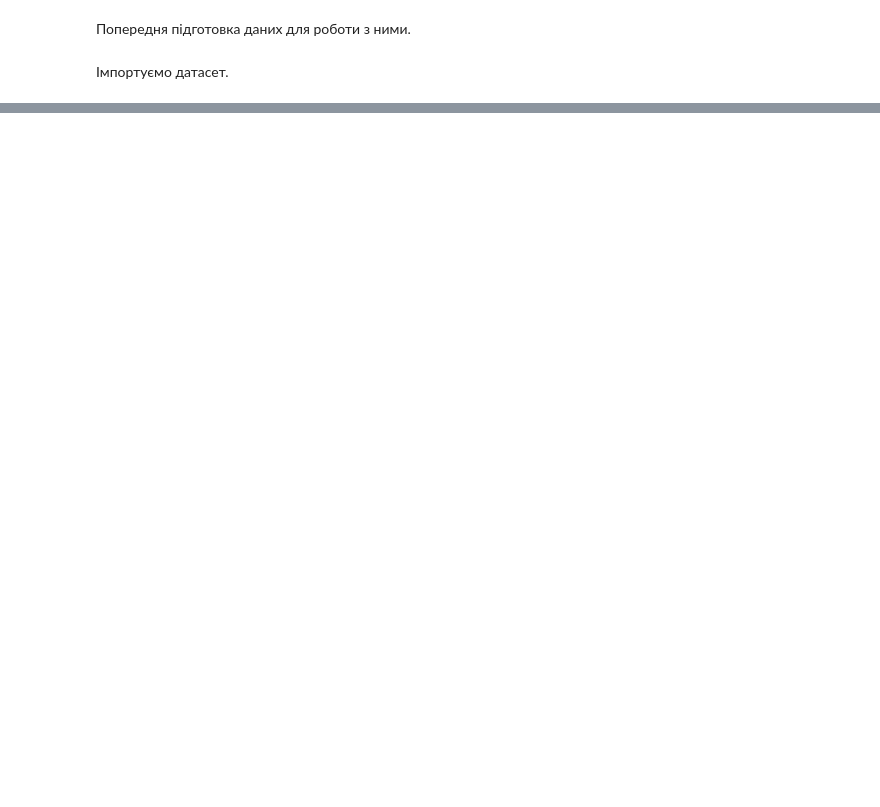
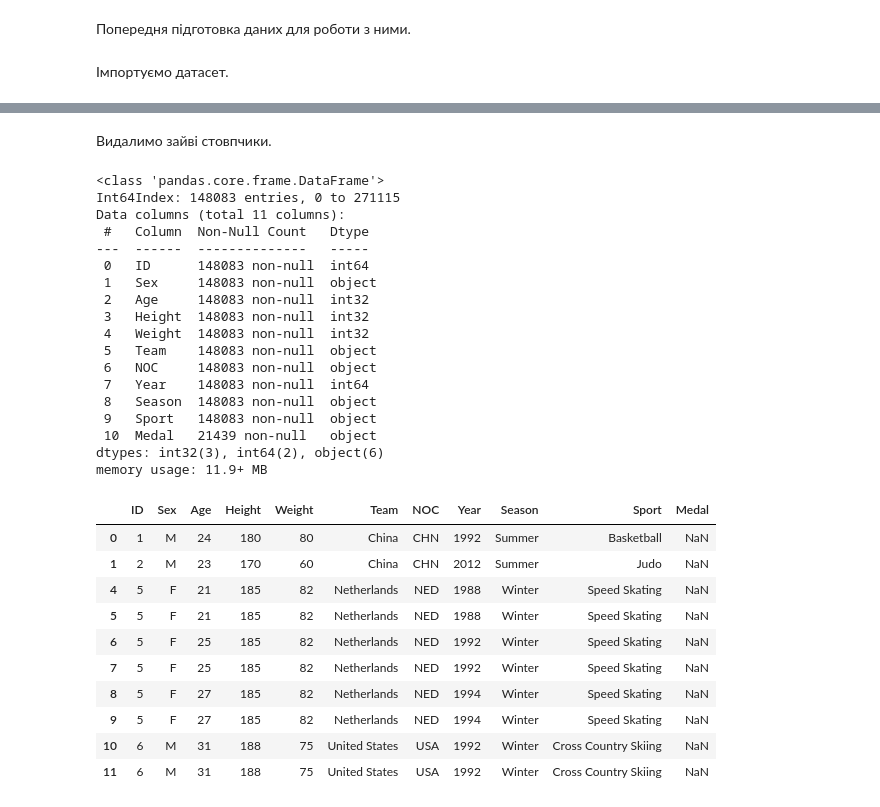
Before and after one commit to ErnestoFolting/courseWorkOlympicAnalysis, a Jupyter notebook: dataPreprocessing.ipynb, the cells around one changed output, grey strips where cells are left out. Saved outputs shown, nothing was run; the diff lists cells and outputs as text; code cells hidden in the pictures; blank space fills up the shorter version.

Commit message:
Add some data processing

```diff
--- a/dataPreprocessing.ipynb
+++ b/dataPreprocessing.ipynb
@@ -43,0 +46,49 @@ memory usage: 31.0+ MB
+# %% [markdown]
+Видалимо зайві стовпчики.
+# %%
+dataset = dataset.drop("Games", axis = 1)
+dataset = dataset.drop("City", axis = 1)
+dataset = dataset.drop("Event", axis = 1)
+dataset = dataset.drop("Name", axis = 1)
+
+dataset = dataset[~dataset['Age'].isnull()]
+dataset = dataset[~dataset['Height'].isnull()]
+dataset = dataset[~dataset['Weight'].isnull()]
+def toInt(dataset,columnName):
+    dataset[columnName] = dataset[columnName].astype(int)
+
+toInt(dataset,'Age')
+toInt(dataset,'Height')
+toInt(dataset,'Weight')
+dataset.info()
+dataset.head(10)
+# %% [output]
+<class 'pandas.core.frame.DataFrame'>
+Int64Index: 148083 entries, 0 to 271115
+Data columns (total 11 columns):
+ #   Column  Non-Null Count   Dtype
+---  ------  --------------   -----
+ 0   ID      148083 non-null  int64
+ 1   Sex     148083 non-null  object
+ 2   Age     148083 non-null  int32
+ 3   Height  148083 non-null  int32
+ 4   Weight  148083 non-null  int32
+ 5   Team    148083 non-null  object
+ 6   NOC     148083 non-null  object
+ 7   Year    148083 non-null  int64
+ 8   Season  148083 non-null  object
+ 9   Sport   148083 non-null  object
+ 10  Medal   21439 non-null   object
+dtypes: int32(3), int64(2), object(6)
+memory usage: 11.9+ MB
+|  | ID | Sex | Age | Height | Weight | Team | NOC | Year | Season | Sport | Medal |
+| 0 | 1 | M | 24 | 180 | 80 | China | CHN | 1992 | Summer | Basketball | NaN |
+| 1 | 2 | M | 23 | 170 | 60 | China | CHN | 2012 | Summer | Judo | NaN |
+| 4 | 5 | F | 21 | 185 | 82 | Netherlands | NED | 1988 | Winter | Speed Skating | NaN |
+| 5 | 5 | F | 21 | 185 | 82 | Netherlands | NED | 1988 | Winter | Speed Skating | NaN |
+| 6 | 5 | F | 25 | 185 | 82 | Netherlands | NED | 1992 | Winter | Speed Skating | NaN |
+| 7 | 5 | F | 25 | 185 | 82 | Netherlands | NED | 1992 | Winter | Speed Skating | NaN |
+| 8 | 5 | F | 27 | 185 | 82 | Netherlands | NED | 1994 | Winter | Speed Skating | NaN |
+| 9 | 5 | F | 27 | 185 | 82 | Netherlands | NED | 1994 | Winter | Speed Skating | NaN |
+| 10 | 6 | M | 31 | 188 | 75 | United States | USA | 1992 | Winter | Cross Country Skiing | NaN |
+| 11 | 6 | M | 31 | 188 | 75 | United States | USA | 1992 | Winter | Cross Country Skiing | NaN |
```
Also changed, not shown: parts of 4 cells of this notebook, 1 other file.
